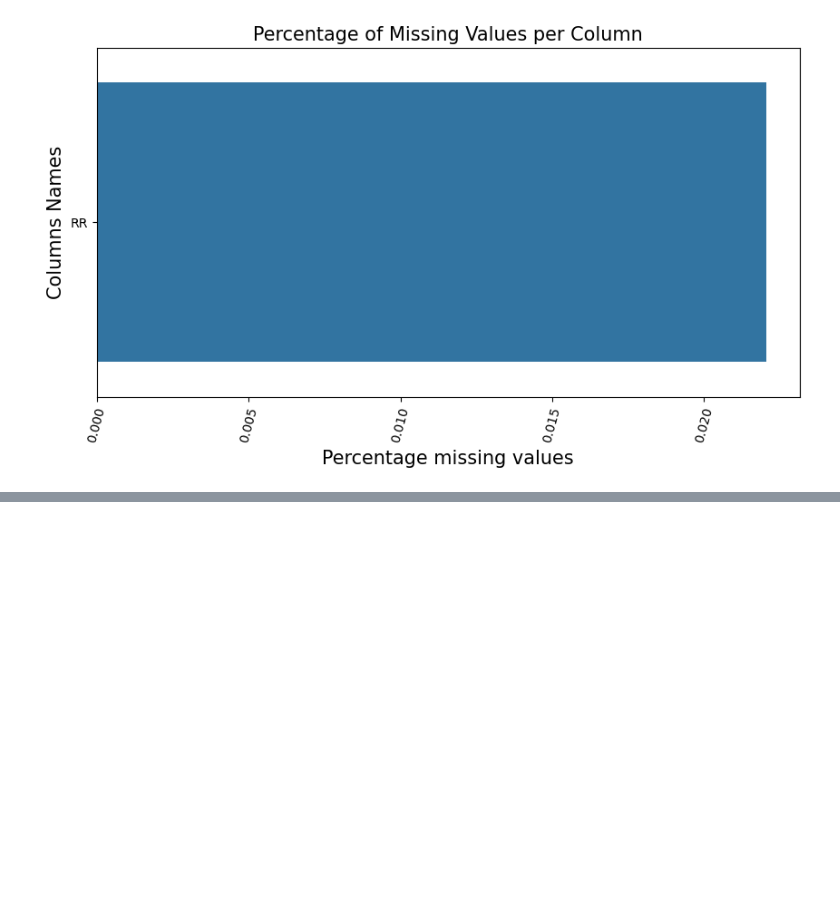
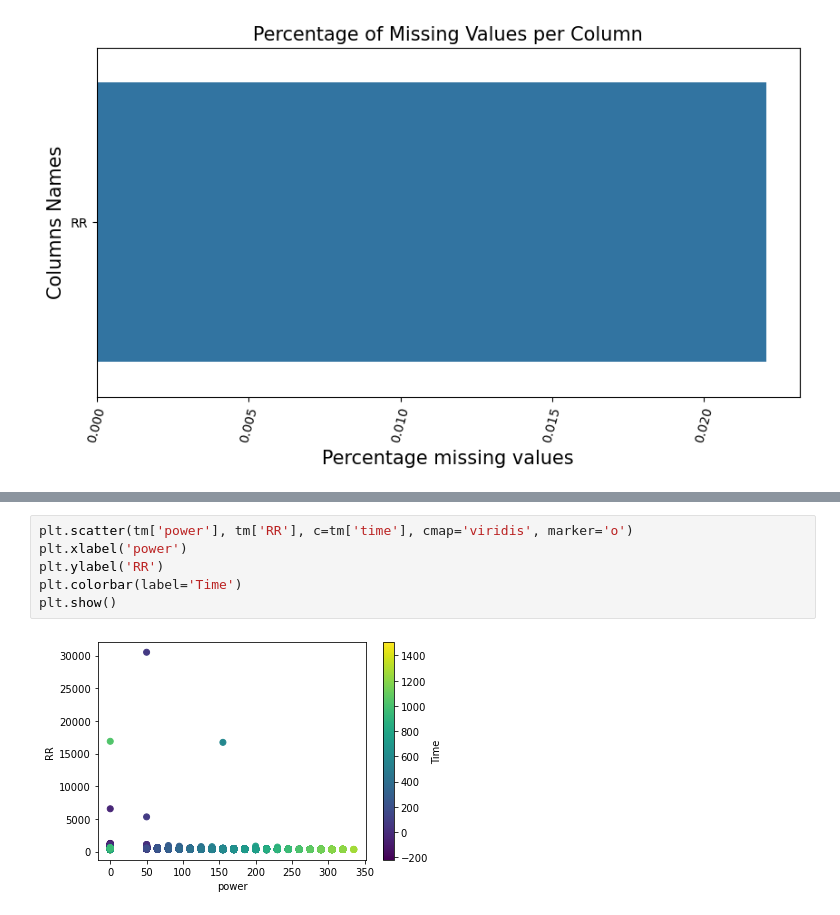
Before and after one commit to garinemanasa/Cardiorespiratory-_fitness, a Jupyter notebook: Cardiorespiratory.ipynb, the cells around one changed output, grey strips where cells are left out. Saved outputs shown, nothing was run; the diff lists cells and outputs as text; blank space fills up the shorter version.

```diff
--- a/Cardiorespiratory.ipynb
+++ b/Cardiorespiratory.ipynb
@@ -89,0 +101,8 @@ plt.show()
+# %%
+plt.scatter(tm['power'], tm['RR'], c=tm['time'], cmap='viridis', marker='o')
+plt.xlabel('power')
+plt.ylabel('RR')
+plt.colorbar(label='Time')
+plt.show()
+# %% [output]
+[figure, added]
```
Also changed, not shown: parts of 2 cells of this notebook.
